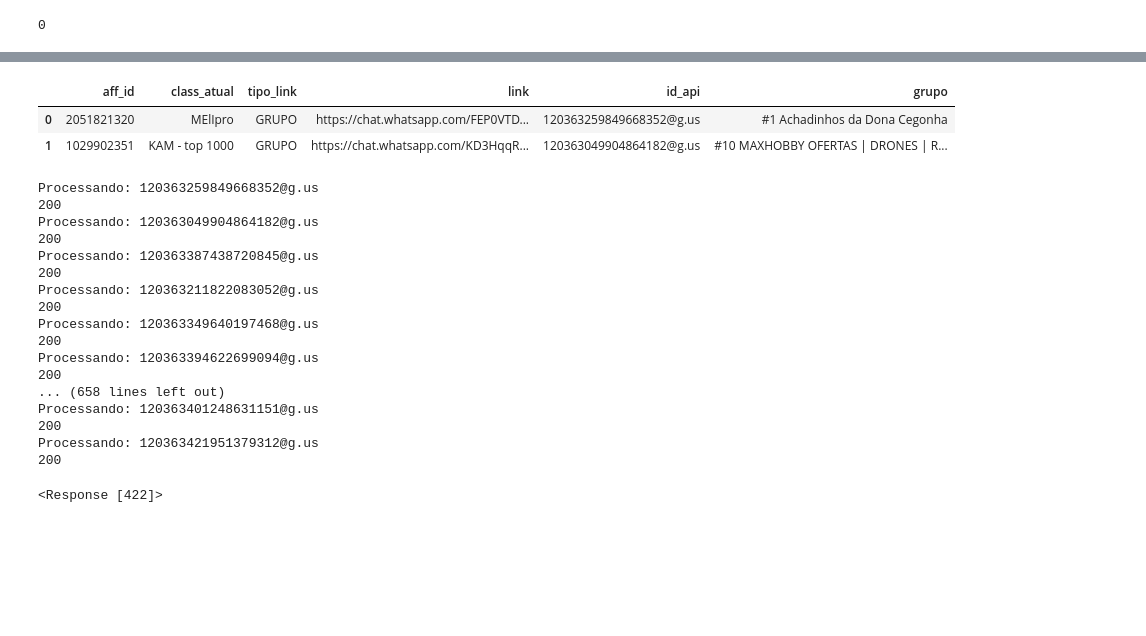
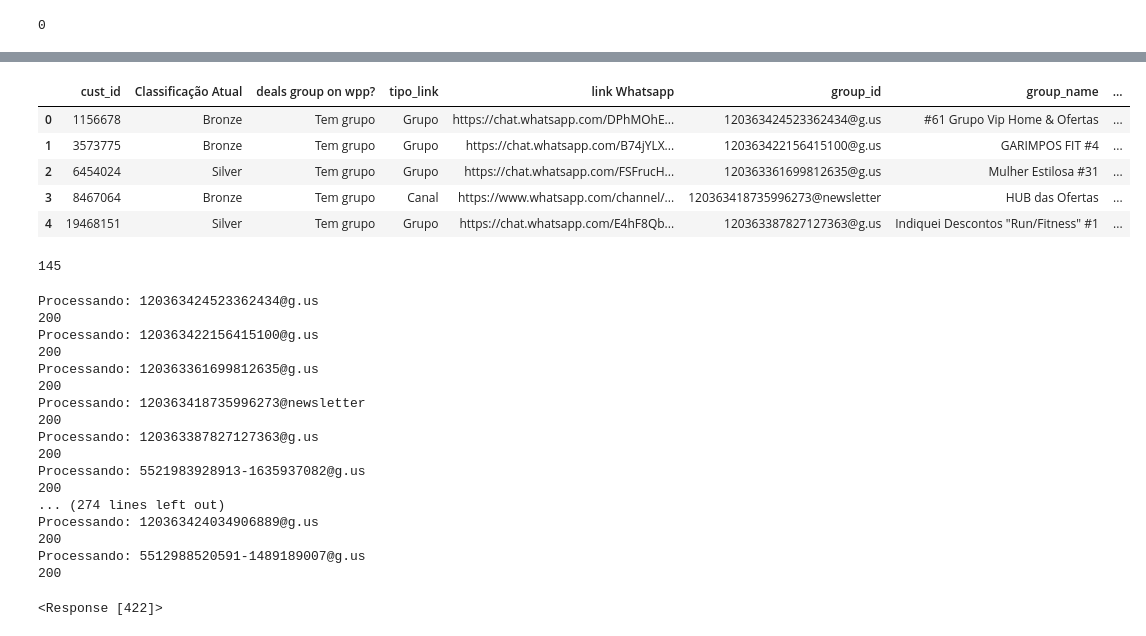
Before and after one commit to JoaoGollucci/whatsapp_data, a Jupyter notebook: get_data.ipynb, the cells around one changed output, grey strips where cells are left out. Cells and saved outputs as stored; diff of their text form; code cells hidden in the pictures; blank space fills up the shorter version.

```diff
--- a/get_data.ipynb
+++ b/get_data.ipynb
@@ -98,48 +97,60 @@ with open(f'groups.json', 'w', encoding='utf-8') as f:
     import json
     json.dump(groups_json, f, ensure_ascii=False, indent=4)
 # %%
-base_teste = pd.read_csv("base_grupos_bq.csv")
-base_teste.head(2)
+base_teste = pd.read_csv("Pasta1_ATUALIZADO.csv")
+base_teste = base_teste.query('`Classificação Atual` != "Gold" and `monitorado` == "Sim"', engine='python')
+base_teste.reset_index(drop=True, inplace=True)
+base_teste.head(5)
 # %% [output]
-|  | aff_id | class_atual | tipo_link | link | id_api | grupo |
-| 0 | 2051821320 | MElIpro | GRUPO | https://chat.whatsapp.com/FEP0VTD... | 120363259849668352@g.us | #1 Achadinhos da Dona Cegonha |
-| 1 | 1029902351 | KAM - top 1000 | GRUPO | https://chat.whatsapp.com/KD3HqqR... | 120363049904864182@g.us | #10 MAXHOBBY OFERTAS | DRONES | R... |
+|  | cust_id | Classificação Atual | deals group on wpp? | tipo_link | link Whatsapp | group_id | group_name | ... |
+| 0 | 1156678 | Bronze | Tem grupo | Grupo | https://chat.whatsapp.com/DPhMOhE... | 120363424523362434@g.us | #61 Grupo Vip Home & Ofertas | ... |
+| 1 | 3573775 | Bronze | Tem grupo | Grupo | https://chat.whatsapp.com/B74jYLX... | 120363422156415100@g.us | GARIMPOS FIT #4 | ... |
+| 2 | 6454024 | Silver | Tem grupo | Grupo | https://chat.whatsapp.com/FSFrucH... | 120363361699812635@g.us | Mulher Estilosa #31 | ... |
+| 3 | 8467064 | Bronze | Tem grupo | Canal | https://www.whatsapp.com/channel/... | 120363418735996273@newsletter | HUB das Ofertas | ... |
+| 4 | 19468151 | Silver | Tem grupo | Grupo | https://chat.whatsapp.com/E4hF8Qb... | 120363387827127363@g.us | Indiquei Descontos "Run/Fitness" #1 | ... |
+# %%
+len(base_teste)
+# %% [output]
+145
 # %%
 for x in range(len(base_teste)):
-  id_grupo = base_teste.id_api[x]
+  sleep(random.randint(5, 10))
+  id_grupo = base_teste.group_id[x]
   print(f"Processando: {id_grupo}")
-
   endpoints_mensagens = f"/api/default/chats/{id_grupo}/messages?downloadMedia=false&filter.timestamp.gte={ts_min}&limit=1000"
 
   # response_mensagens = requests.get(URL_01 + endpoints_mensagens, headers={
   #   'Authorization': f'Bearer {TOKEN}',
   #   'Content-Type': 'application/json'
   # })
-  response_mensagens = requests.get(URL_01 + endpoints_mensagens)
-  print(response_mensagens.status_code)
-  if response_mensagens.status_code == 200:
-    data_mensagens = response_mensagens.json()
+  try:
+    response_mensagens = requests.get(URL_02 + endpoints_mensagens)
+    print(response_mensagens.status_code)
+    if response_mensagens.status_code == 200:
+      data_mensagens = response_mensagens.json()
 
-    with open(f"landing/landing_{id_grupo}_{data_atual}.json", "w", encoding="utf-8") as f:
-      import json
-      json.dump(data_mensagens, f, indent=4)
+      with open(f"landing/landing_{id_grupo}_{data_atual}.json", "w", encoding="utf-8") as f:
+        import json
+        json.dump(data_mensagens, f, indent=4)
+  except Exception as e:
+    print(f"Erro ao processar {id_grupo}: {e}")
 # %% [output]
-Processando: 120363259849668352@g.us
+Processando: 120363424523362434@g.us
 200
-Processando: 120363049904864182@g.us
+Processando: 120363422156415100@g.us
 200
-Processando: 120363387438720845@g.us
+Processando: 120363361699812635@g.us
 200
-Processando: 120363211822083052@g.us
+Processando: 120363418735996273@newsletter
 200
-Processando: 120363349640197468@g.us
+Processando: 120363387827127363@g.us
 200
-Processando: 120363394622699094@g.us
+Processando: 5521983928913-1635937082@g.us
 200
-... (658 lines left out)
-Processando: 120363401248631151@g.us
+... (274 lines left out)
+Processando: 120363424034906889@g.us
 200
-Processando: 120363421951379312@g.us
+Processando: 5512988520591-1489189007@g.us
 200
 # %%
 response_mensagens
```
Also changed, not shown: parts of 3 cells of this notebook, 6 other files.
